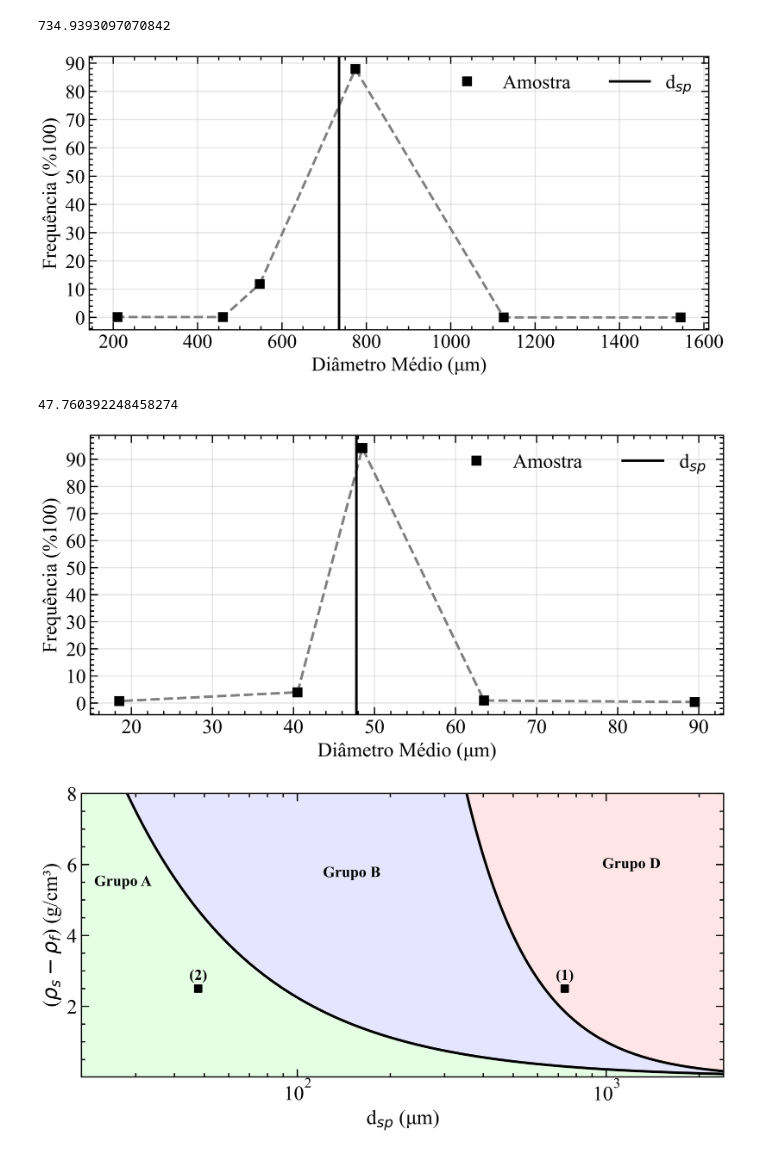
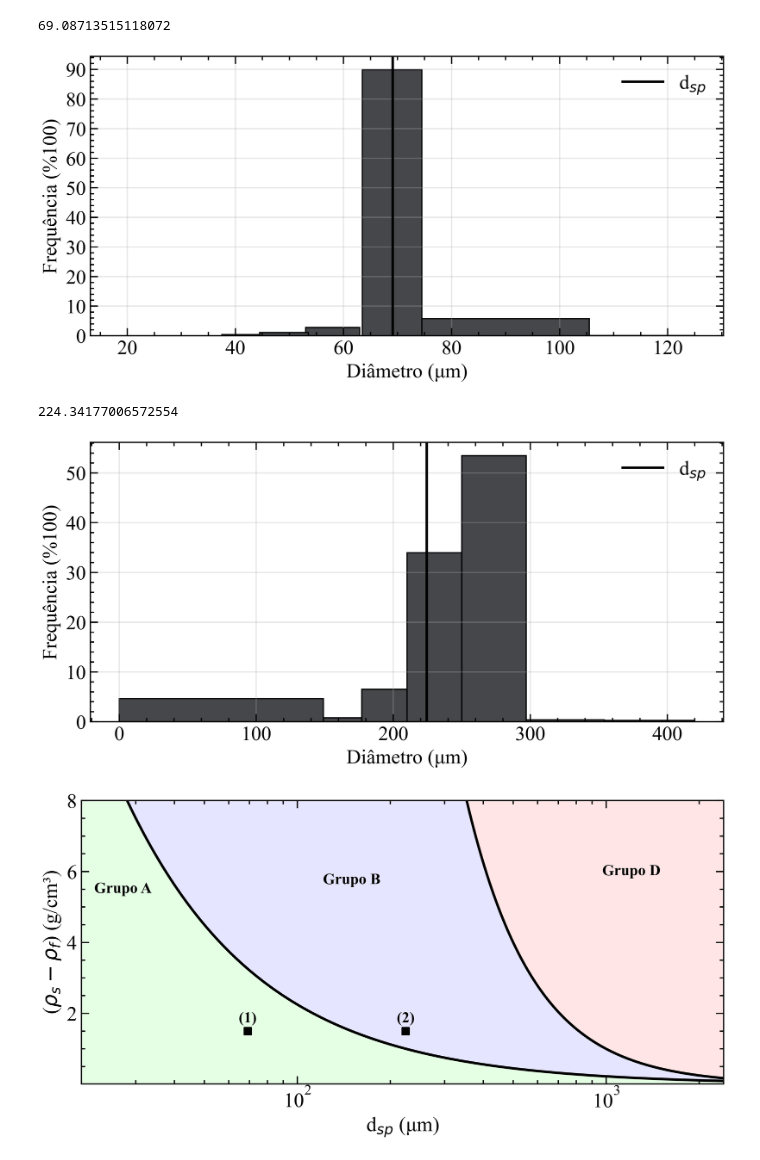
Before and after one commit to ViniMelloeMuller/fluidization-AE, a Jupyter notebook: particles.ipynb, the cells around one changed output. Drawn from its saved outputs; the diff is of its cells as text; code cells hidden in the pictures.

```diff
--- a/particles.ipynb
+++ b/particles.ipynb
@@ -20,17 +20,17 @@ def get_distribution(sheet_name: str) -> float:
     """
     data = pd.read_excel("data/particles.xlsx", sheet_name=sheet_name)
     xi, Di = data.iloc[:, 2], data.iloc[:, 6]
+    Dim, Dip = data.iloc[:, 4], data.iloc[:, 5]
     dsp = sum(xi / 100) / (sum(xi / 100 / Di))
     print(dsp)
 
     plt.figure()
     plt.yticks(np.arange(0, 110, 10))
     plt.grid(alpha=0.3)
-    plt.plot(Di, xi, ls="--", c="grey")
-    plt.plot(Di, xi, marker="s", ls="", c="k", label="Amostra", ms=7)
+    plt.bar(Di, xi, width=Dim - Dip, fc='#45474B', ec='k')
     plt.axvline(dsp, label=r"d$_{sp}$", c="k")
     plt.legend(ncol=2)
-    plt.xlabel("Diâmetro Médio (μm)")
+    plt.xlabel("Diâmetro (μm)")
     plt.ylabel("Frequência (%100)")
     plt.savefig(
         f"images/particle-distribution-{sheet_name}.pdf", bbox_inches="tight", dpi=300
@@ -39,15 +39,15 @@ def get_distribution(sheet_name: str) -> float:
 
     return dsp
 # %%
-dsp1 = get_distribution("VIDRO-B (3)")
-dsp2 = get_distribution("VIDRO-A")
+dsp1 = get_distribution("VIDRO-A1")
+dsp2 = get_distribution("VIDRO-B1")
 
 dsps = [dsp1, dsp2]
 # %% [output]
-734.9393097070842
+69.08713515118072
-[figure, old version]
+[figure, new version]
-47.760392248458274
+224.34177006572554
-[figure, old version]
+[figure, new version]
 # %%
 # plot geldart curve and insert the particles used in it
 d_arange = np.arange(0.1, 2500, 0.01)  # particle size in μm
@@ -86,10 +86,10 @@ plt.text(150, 5.75, "Grupo B", ha="center", va="center", weight="bold")
 plt.text(1500, 6.0, "Grupo D", ha="right", va="center", weight="bold")
 
 for dnum, dsp in enumerate(dsps):
-    plt.scatter(dsp, 2.5, marker="s", c="k", s=30)
-    plt.text(dsp, 2.75, f"({dnum + 1})", ha="center", weight="bold")
+    plt.scatter(dsp, 1.5, marker="s", c="k", s=30)
+    plt.text(dsp, 1.75, f"({dnum + 1})", ha="center", weight="bold")
 
 plt.savefig("images/particles-geldart.pdf", dpi=300, bbox_inches="tight")
 plt.show()
 # %% [output]
-[figure, old version]
+[figure, new version]
```
Also changed, not shown: 12 other files.
